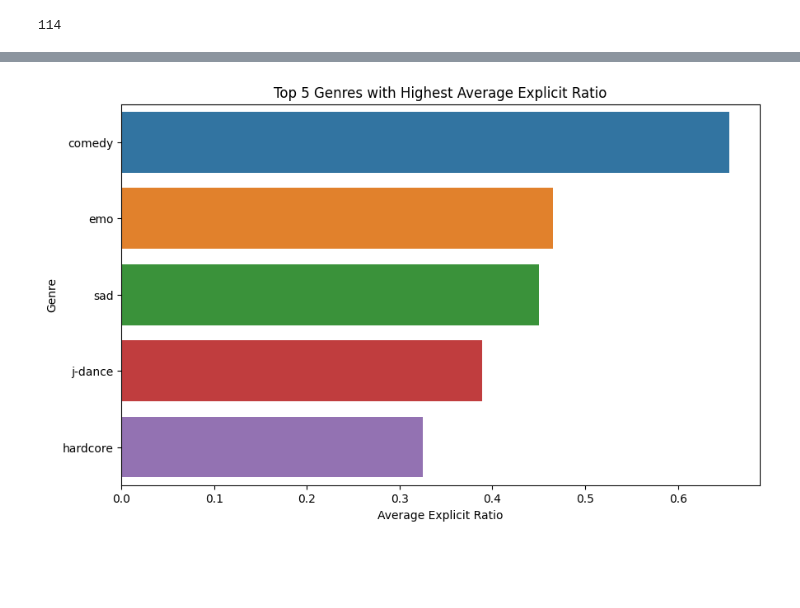
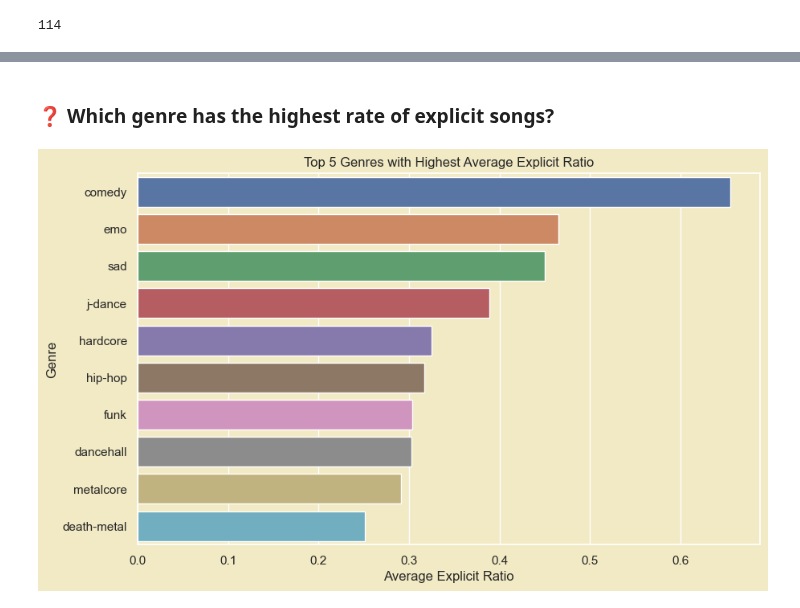
Before and after one commit to duongtruongbinh/Prog4DS_FinalProject, a Jupyter notebook: Question01.ipynb, the cells around one changed output, grey strips where cells are left out. Saved outputs shown, nothing was run; the diff lists cells and outputs as text; code cells hidden in the pictures; blank space fills up the shorter version.

```diff
--- a/Question01.ipynb
+++ b/Question01.ipynb
@@ -11,6 +237,9 @@ import numpy as np
 import pandas as pd
 import matplotlib.pyplot as plt
 import seaborn as sns
+import warnings
+warnings.simplefilter(action='ignore', category=FutureWarning)
+sns.set(rc={"axes.facecolor":"#F2EAC5","figure.facecolor":"#F2EAC5"})
 # %%
 df = pd.read_csv('./data/cleaned_dataset.csv')
 df.head()
@@ -58,16 +305,14 @@ plt.show()
+# %% [markdown]
+### ❓ Which genre has the highest rate of explicit songs?
 # %%
-# Bước 1: Tính tỷ lệ bài hát explicit cho mỗi thể loại
 explicit_ratio_by_genre = df.groupby('track_genre')['explicit'].mean().reset_index()
+top5_explicit_genres = explicit_ratio_by_genre.nlargest(10, 'explicit')
 
-# Bước 2: Lấy ra 5 thể loại có tỷ lệ explicit trung bình cao nhất
-top5_explicit_genres = explicit_ratio_by_genre.nlargest(5, 'explicit')
-
-# Bước 3: Visualize bằng biểu đồ thanh
 plt.figure(figsize=(10, 6))
 sns.barplot(x='explicit', y='track_genre', data=top5_explicit_genres)
 plt.title('Top 5 Genres with Highest Average Explicit Ratio')
 plt.xlabel('Average Explicit Ratio')
 plt.ylabel('Genre')
 plt.show()
 # %% [output]
-[figure, old version]
+[figure, new version]
```
Also changed, not shown: parts of 30 cells of this notebook, 6 other files.
